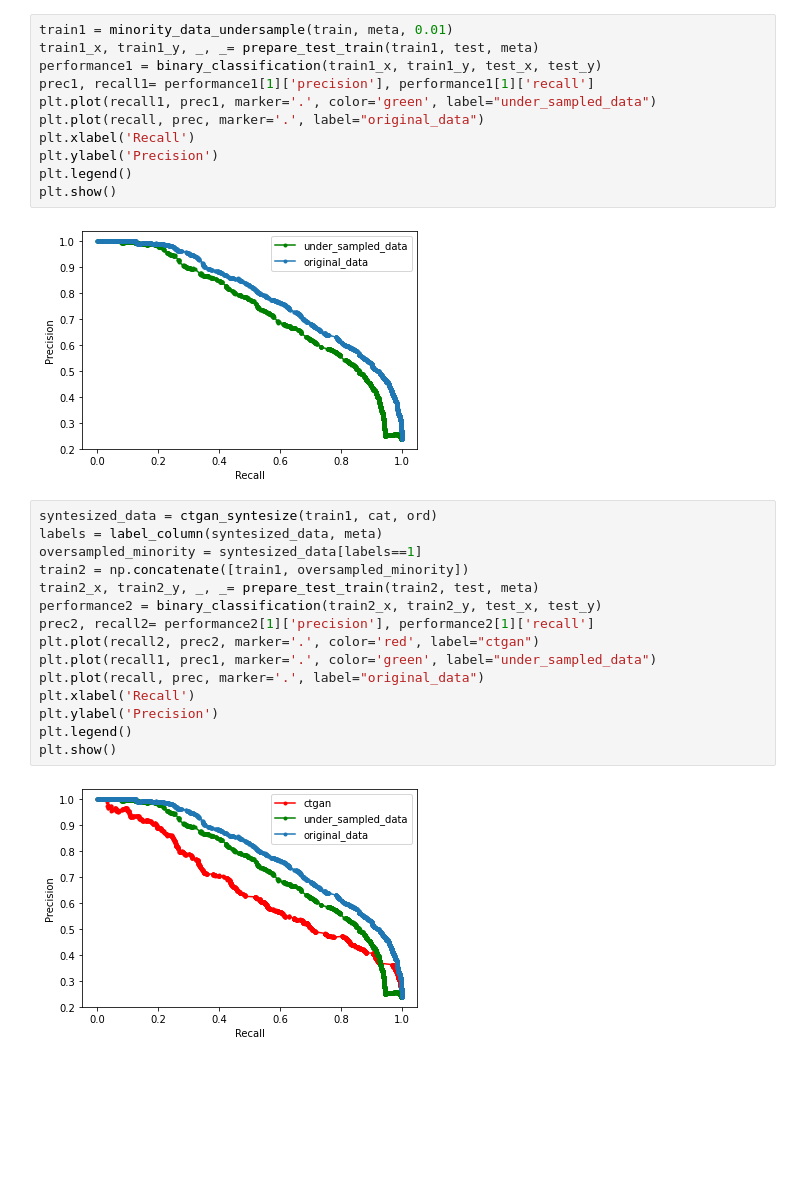
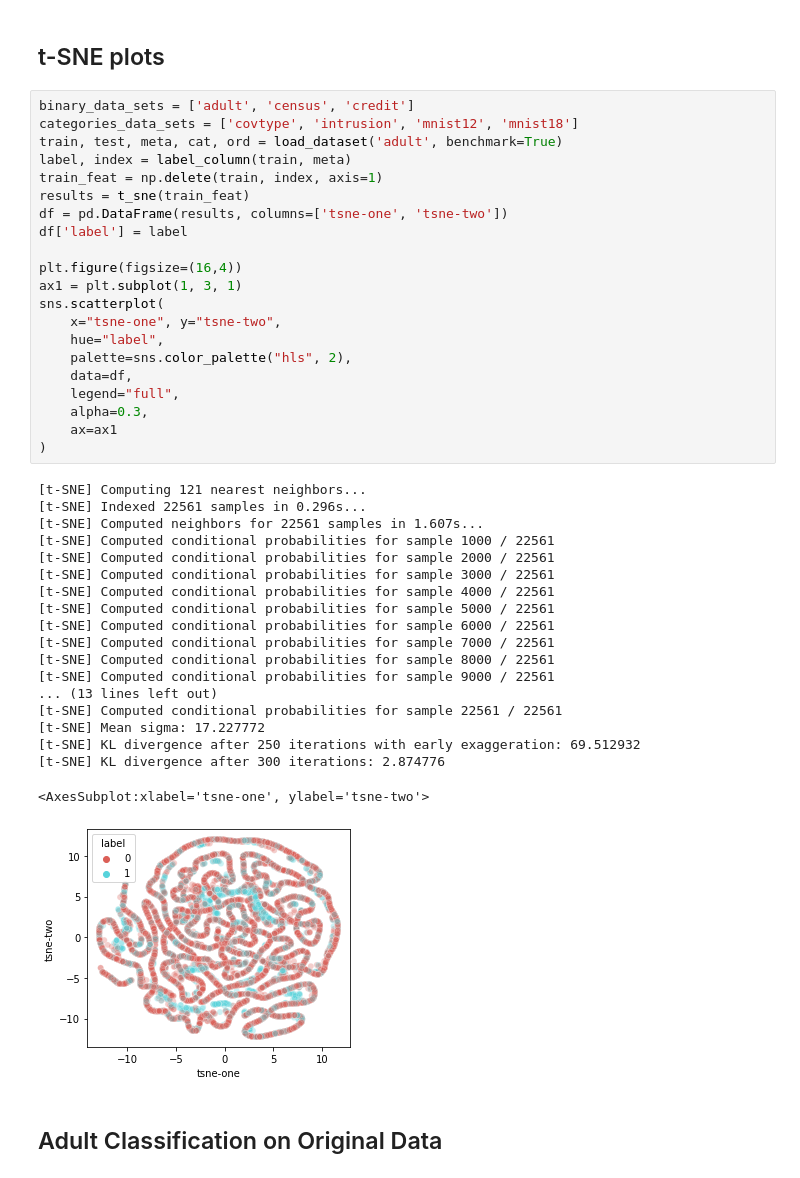
Before and after one commit to broniyasinnik/deep-tabular-imbalance, a Jupyter notebook: plots.ipynb, the cells around one changed output. Drawn from its saved outputs; the diff is of its cells as text; blank space fills up the shorter version.

```diff
--- a/plots.ipynb
+++ b/plots.ipynb
@@ -21,30 +15,45 @@ plt.show()
-# %%
-train1 = minority_data_undersample(train, meta, 0.01)
-train1_x, train1_y, _, _= prepare_test_train(train1, test, meta)
-performance1 = binary_classification(train1_x, train1_y, test_x, test_y)
-prec1, recall1= performance1[1]['precision'], performance1[1]['recall']
-plt.plot(recall1, prec1, marker='.', color='green', label="under_sampled_data")
-plt.plot(recall, prec, marker='.', label="original_data")
-plt.xlabel('Recall')
-plt.ylabel('Precision')
-plt.legend()
-plt.show()
-# %% [output]
-[figure, removed]
-# %%
-syntesized_data = ctgan_syntesize(train1, cat, ord)
-labels = label_column(syntesized_data, meta)
-oversampled_minority = syntesized_data[labels==1]
-train2 = np.concatenate([train1, oversampled_minority])
-train2_x, train2_y, _, _= prepare_test_train(train2, test, meta)
-performance2 = binary_classification(train2_x, train2_y, test_x, test_y)
-prec2, recall2= performance2[1]['precision'], performance2[1]['recall']
-plt.plot(recall2, prec2, marker='.', color='red', label="ctgan")
-plt.plot(recall1, prec1, marker='.', color='green', label="under_sampled_data")
-plt.plot(recall, prec, marker='.', label="original_data")
-plt.xlabel('Recall')
-plt.ylabel('Precision')
-plt.legend()
-plt.show()
-# %% [output]
-[figure, removed]
+# %% [markdown]
+## t-SNE plots
+# %%
+binary_data_sets = ['adult', 'census', 'credit']
+categories_data_sets = ['covtype', 'intrusion', 'mnist12', 'mnist18']
+train, test, meta, cat, ord = load_dataset('adult', benchmark=True)
+label, index = label_column(train, meta)
+train_feat = np.delete(train, index, axis=1)
+results = t_sne(train_feat)
+df = pd.DataFrame(results, columns=['tsne-one', 'tsne-two'])
+df['label'] = label
+
+plt.figure(figsize=(16,4))
+ax1 = plt.subplot(1, 3, 1)
+sns.scatterplot(
+    x="tsne-one", y="tsne-two",
+    hue="label",
+    palette=sns.color_palette("hls", 2),
+    data=df,
+    legend="full",
+    alpha=0.3,
+    ax=ax1
+)
+# %% [output]
+[t-SNE] Computing 121 nearest neighbors...
+[t-SNE] Indexed 22561 samples in 0.296s...
+[t-SNE] Computed neighbors for 22561 samples in 1.607s...
+[t-SNE] Computed conditional probabilities for sample 1000 / 22561
+[t-SNE] Computed conditional probabilities for sample 2000 / 22561
+[t-SNE] Computed conditional probabilities for sample 3000 / 22561
+[t-SNE] Computed conditional probabilities for sample 4000 / 22561
+[t-SNE] Computed conditional probabilities for sample 5000 / 22561
+[t-SNE] Computed conditional probabilities for sample 6000 / 22561
+[t-SNE] Computed conditional probabilities for sample 7000 / 22561
+[t-SNE] Computed conditional probabilities for sample 8000 / 22561
+[t-SNE] Computed conditional probabilities for sample 9000 / 22561
+... (13 lines left out)
+[t-SNE] Computed conditional probabilities for sample 22561 / 22561
+[t-SNE] Mean sigma: 17.227772
+[t-SNE] KL divergence after 250 iterations with early exaggeration: 69.512932
+[t-SNE] KL divergence after 300 iterations: 2.874776
+<AxesSubplot:xlabel='tsne-one', ylabel='tsne-two'>
+[figure, added]
+# %% [markdown]
+## Adult Classification on Original Data
```
Also changed, not shown: parts of 8 cells of this notebook, 5 other files.
